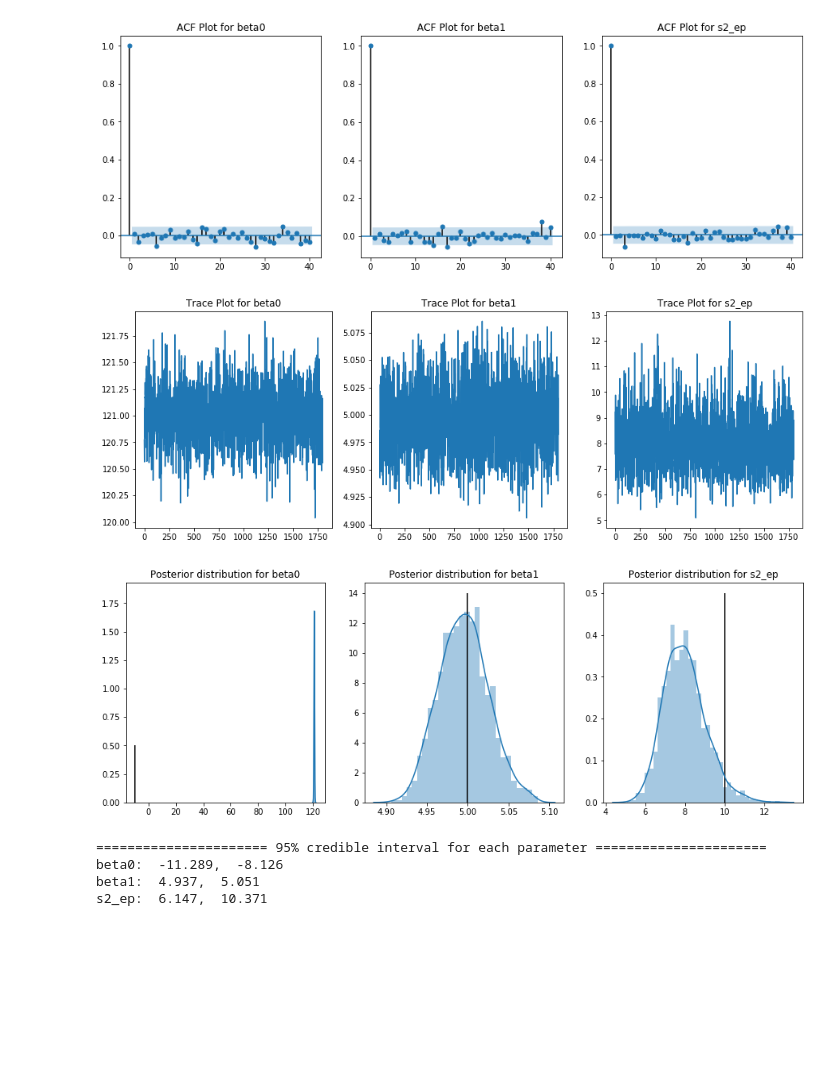
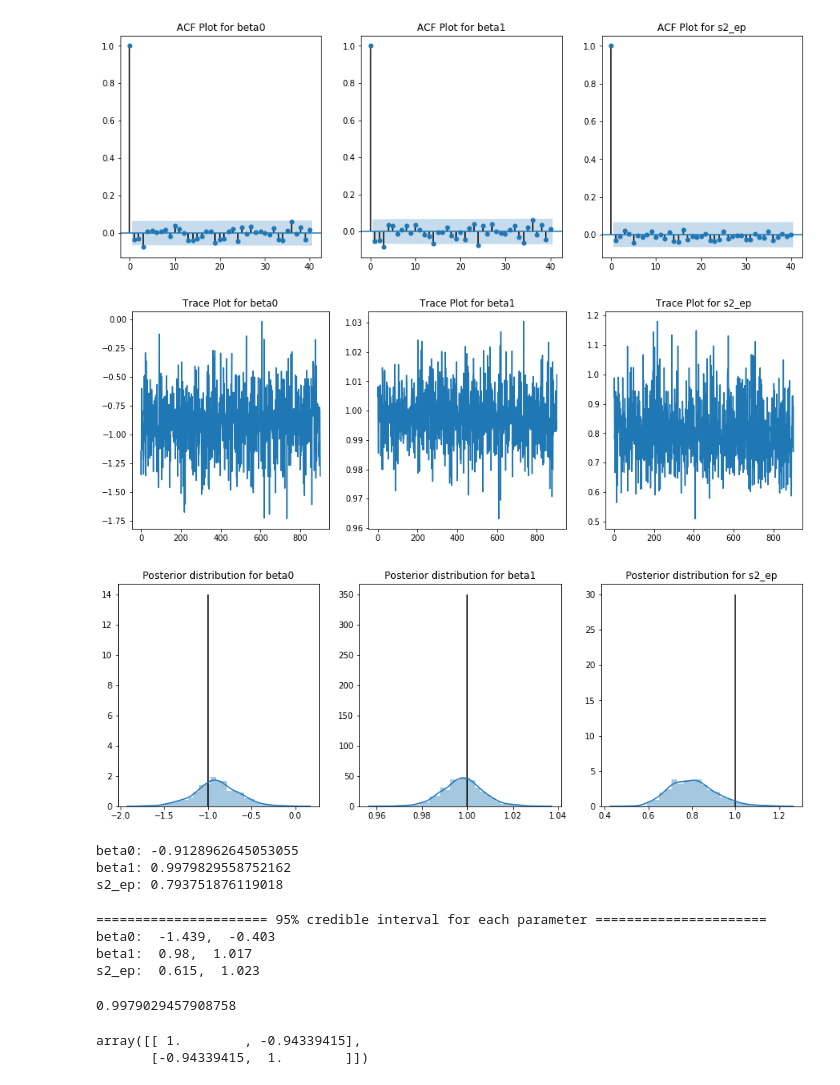
Before and after one commit to bohyunshin/measurement_error_model, a Jupyter notebook: diagnosis plot_basic.ipynb, the cells around one changed output. Cells and saved outputs as stored; diff of their text form; code cells hidden in the pictures; blank space fills up the shorter version.

```diff
--- a/diagnosis plot_basic.ipynb
+++ b/diagnosis plot_basic.ipynb
@@ -5,9 +5,9 @@ import matplotlib.pyplot as plt
 from statsmodels.graphics.tsaplots import plot_acf
 import seaborn as sns
 
-mcmc = pickle.load(open('../model/SLR_basic.pkl','rb'))
-params={'beta0':-10, 'beta1':5, 'mu_x':0.5, 's2_x':1/36, 's2_ep':10, 's2_v':1/36, 's2_d':1/100}
-heights = {'beta0':0.5, 'beta1':14,'s2_ep':0.5}
+mcmc = pickle.load(open('../model/SLR_basic_120.pkl','rb'))
+params={'beta0':-1, 'beta1':1, 'mu_x':0.5, 's2_x':1/36, 's2_ep':1, 's2_v':1/36, 's2_d':1/100}
+heights = {'beta0':14, 'beta1':350,'s2_ep':30}
 # heights={'beta0':8, 'beta1':10, 'mu_x':10, 's2_x':3, 's2_ep':1, 's2_v':3, 's2_d':3}
 
 beta0 = mcmc.act_params['beta0']
@@ -19,5 +19,5 @@ n = 120
 np.random.seed(1)
 ep = np.random.normal(0, np.sqrt(s2_ep), n)
 # observed
-x = np.random.uniform(10, 40, 120)
+x = np.random.uniform(10, 40, n)
 y = beta0 + beta1*x + ep
@@ -29,20 +24,20 @@ plt.show()
 # %%
 burnin = 1000
-thinning = 5
+thinning = 10
 
 fig, ax = plt.subplots(1,3,figsize=(15,5))
 a = 0
 for i in range(3):
 
     key = list(mcmc.params.keys())[a]
     plot_acf(np.array(mcmc.params[key])[burnin::thinning], lags=40, ax=ax[i])
     ax[i].set_title(f'ACF Plot for {key}')
 
     a += 1
 plt.savefig('/Users/shinbo/Desktop/metting/LDA/meeting materials/20.11.12/autocorr.png')
 plt.show()
 # %% [output]
-[figure, old version]
+[figure, new version]
 # %%
 fig, ax = plt.subplots(1,3,figsize=(15,5))
 a = 0
@@ -54,7 +49,7 @@ for i in range(3):
 plt.savefig('/Users/shinbo/Desktop/metting/LDA/meeting materials/20.11.12/traceplot.png')
 plt.show()
 # %% [output]
-[figure, old version]
+[figure, new version]
 # %%
 fig, ax = plt.subplots(1,3,figsize=(15,5))
 a = 0
@@ -65,10 +60,18 @@ for i in range(3):
     ax[i].set_title(f'Posterior distribution for {key}')
 
     a += 1
-plt.savefig('/Users/shinbo/Desktop/metting/LDA/meeting materials/20.11.12/density_50.png')
+plt.savefig('/Users/shinbo/Desktop/metting/LDA/meeting materials/20.11.19/density_12000.png')
 plt.show()
 # %% [output]
-[figure, old version]
+[figure, new version]
+# %%
+print(f'beta0: {np.median(mcmc.params["beta0"])}')
+print(f'beta1: {np.median(mcmc.params["beta1"])}')
+print(f's2_ep: {np.median(mcmc.params["s2_ep"])}')
+# %% [output]
+beta0: -0.9128962645053055
+beta1: 0.9979829558752162
+s2_ep: 0.793751876119018
 # %%
 def credible_interval(x, alpha):
     n = len(x)
@@ -92,6 +95,15 @@ for n in params_name:
         print(f'{n}:  {lower},  {upper}')
 # %% [output]
 ====================== 95% credible interval for each parameter ======================
-beta0:  -11.289,  -8.126
-beta1:  4.937,  5.051
-s2_ep:  6.147,  10.371
+beta0:  -1.439,  -0.403
+beta1:  0.98,  1.017
+s2_ep:  0.615,  1.023
+# %%
+np.median(mcmc.params['beta1'][burnin::thinning])
+# %% [output]
+0.9979029457908758
+# %%
+np.corrcoef(mcmc.params['beta1'][burnin::thinning], mcmc.params['beta0'][burnin::thinning])
+# %% [output]
+array([[ 1.        , -0.94339415],
+       [-0.94339415,  1.        ]])
```
Also changed, not shown: parts of 1 cell of this notebook, 8 other files.
